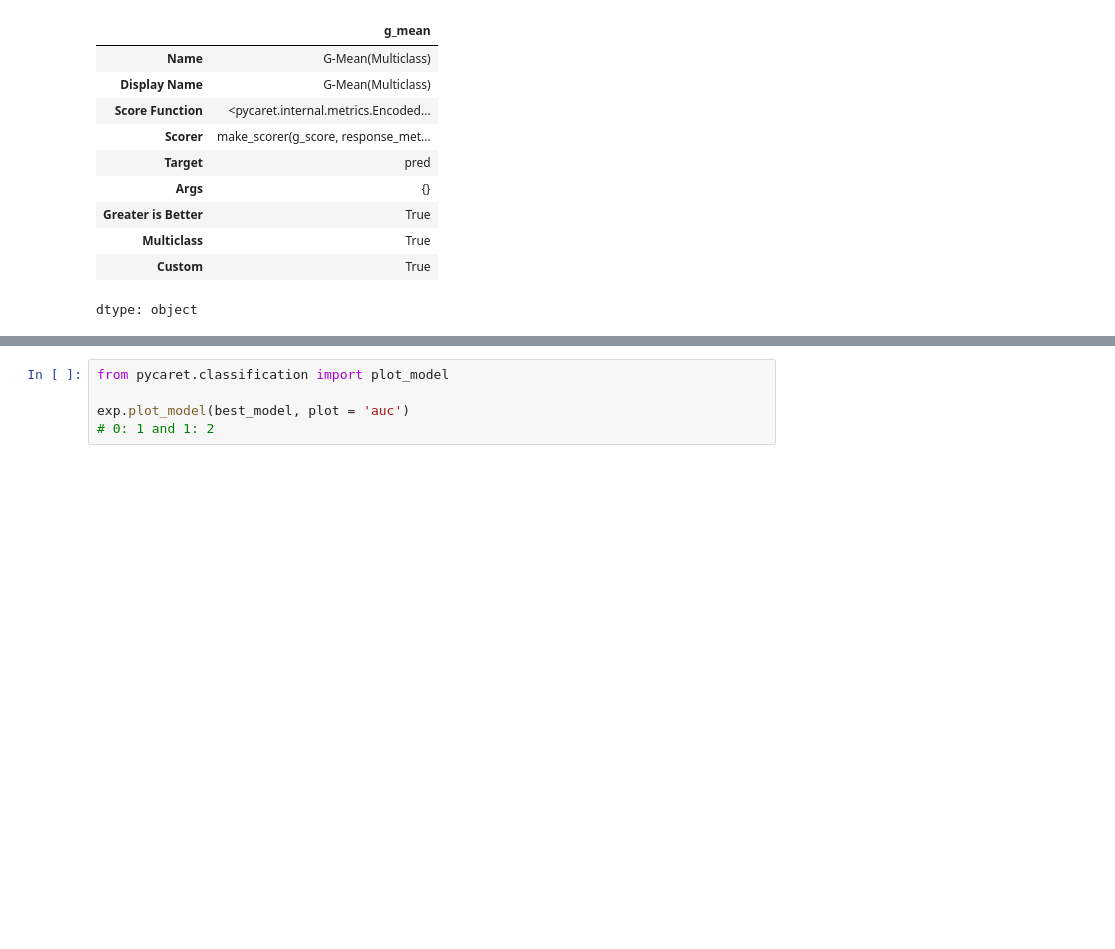
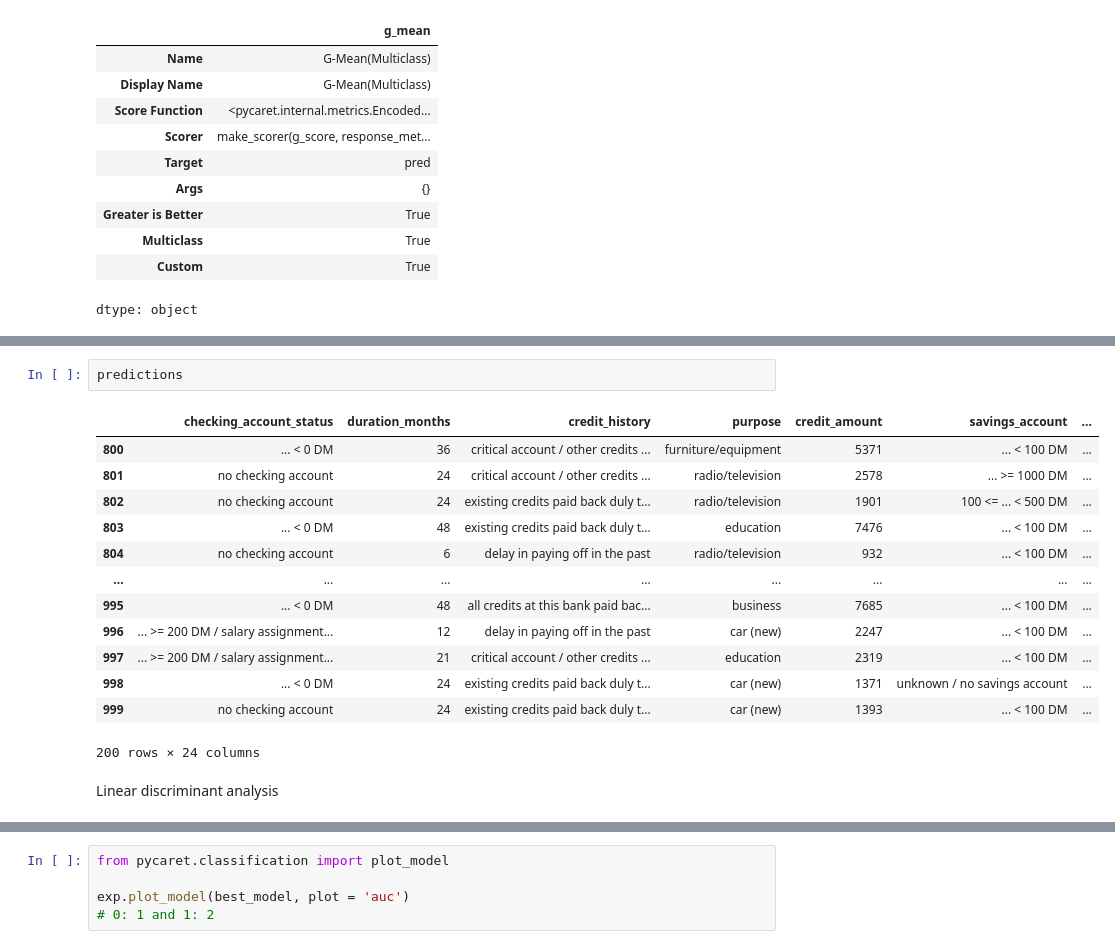
Before and after one commit to ARcKP98/thesis-, a Jupyter notebook: Notebooks/Utility(f).ipynb, the cells around one changed output, grey strips where cells are left out. Drawn from its saved outputs; the diff is of its cells as text; blank space fills up the shorter version.

```diff
--- a/Notebooks/Utility(f).ipynb
+++ b/Notebooks/Utility(f).ipynb
@@ -187,0 +204,18 @@ best_model = exp.compare_models(turbo=False) # to avoid rushing
+# %%
+predictions
+# %% [output]
+|  | checking_account_status | duration_months | credit_history | purpose | credit_amount | savings_account | ... |
+| 800 | ... < 0 DM | 36 | critical account / other credits ... | furniture/equipment | 5371 | ... < 100 DM | ... |
+| 801 | no checking account | 24 | critical account / other credits ... | radio/television | 2578 | ... >= 1000 DM | ... |
+| 802 | no checking account | 24 | existing credits paid back duly t... | radio/television | 1901 | 100 <= ... < 500 DM | ... |
+| 803 | ... < 0 DM | 48 | existing credits paid back duly t... | education | 7476 | ... < 100 DM | ... |
+| 804 | no checking account | 6 | delay in paying off in the past | radio/television | 932 | ... < 100 DM | ... |
+| ... | ... | ... | ... | ... | ... | ... | ... |
+| 995 | ... < 0 DM | 48 | all credits at this bank paid bac... | business | 7685 | ... < 100 DM | ... |
+| 996 | ... >= 200 DM / salary assignment... | 12 | delay in paying off in the past | car (new) | 2247 | ... < 100 DM | ... |
+| 997 | ... >= 200 DM / salary assignment... | 21 | critical account / other credits ... | education | 2319 | ... < 100 DM | ... |
+| 998 | ... < 0 DM | 24 | existing credits paid back duly t... | car (new) | 1371 | unknown / no savings account | ... |
+| 999 | no checking account | 24 | existing credits paid back duly t... | car (new) | 1393 | ... < 100 DM | ... |
+200 rows × 24 columns
+# %% [markdown]
+Linear discriminant analysis
```
Also changed, not shown: parts of 18 cells of this notebook, 1 other file.
